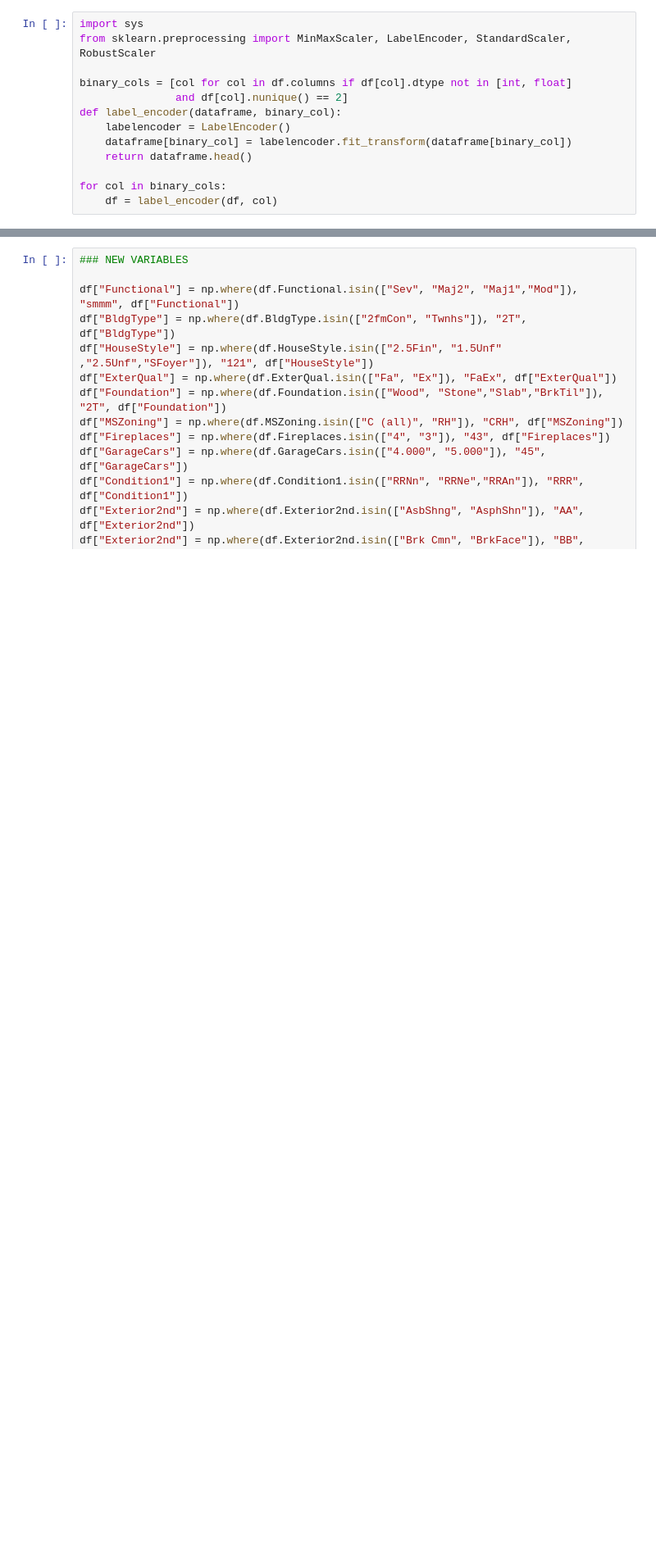
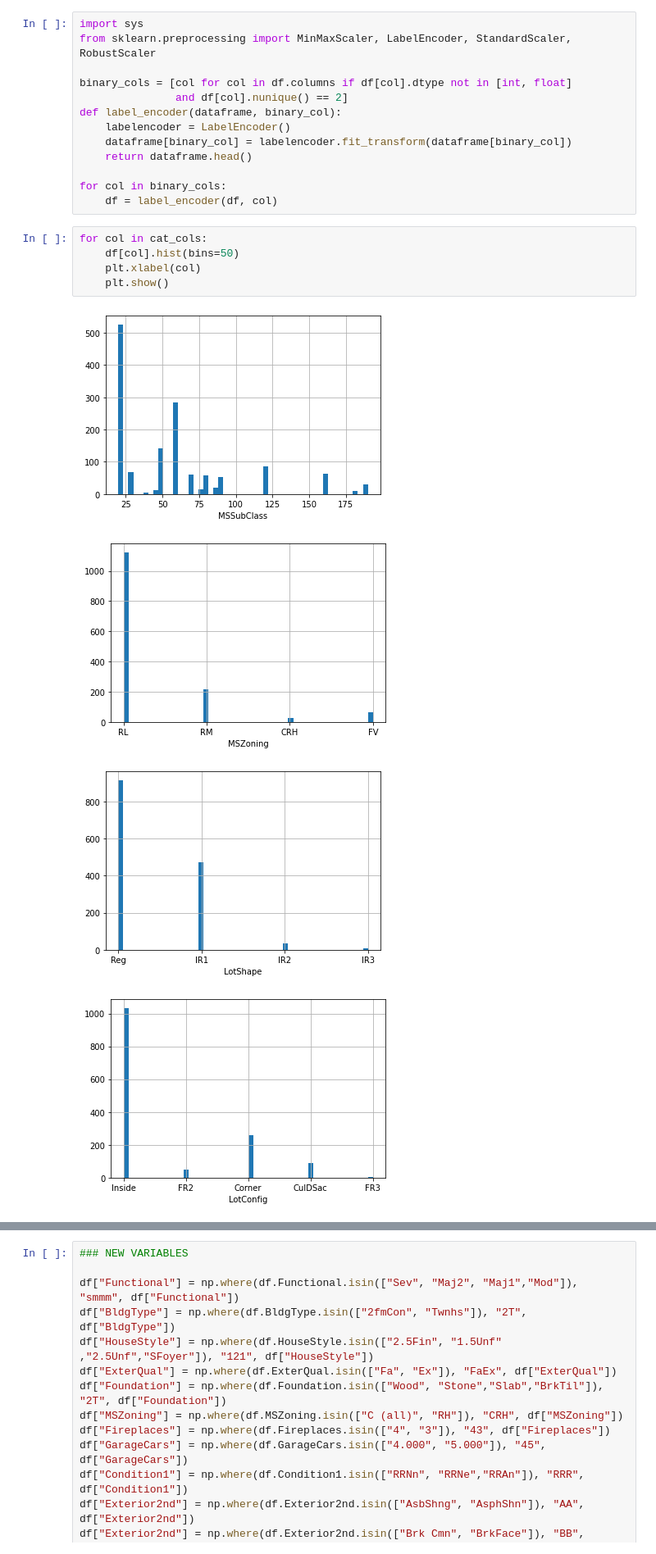
Before and after one commit to klncgty/House-Prices---Advanced-Regression-Techniques, a Jupyter notebook: h-p-p-2nd-prep.ipynb, the cells around one changed output, grey strips where cells are left out. Shown at 82% size. Drawn from its saved outputs; the diff is of its cells as text; blank space fills up the shorter version.

```diff
--- a/h-p-p-2nd-prep.ipynb
+++ b/h-p-p-2nd-prep.ipynb
@@ -44,3 +44,13 @@ def label_encoder(dataframe, binary_col):
 
 for col in binary_cols:
     df = label_encoder(df, col)
+# %%
+for col in cat_cols:
+    df[col].hist(bins=50)
+    plt.xlabel(col)
+    plt.show()
+# %% [output]
+[figure, added]
+[figure, added]
+[figure, added]
+[figure, added]
```
Also changed, not shown: parts of 29 cells of this notebook.
